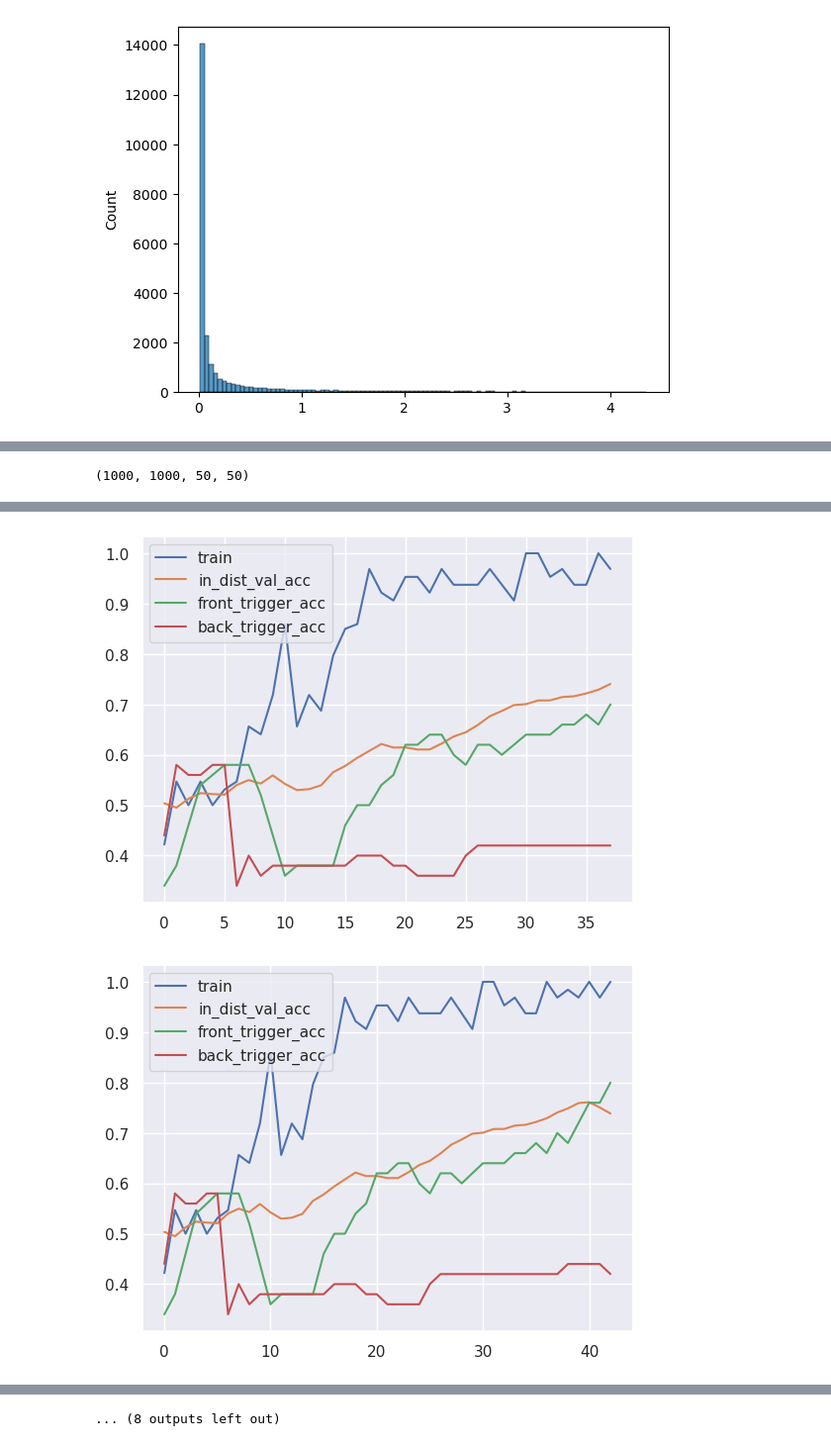
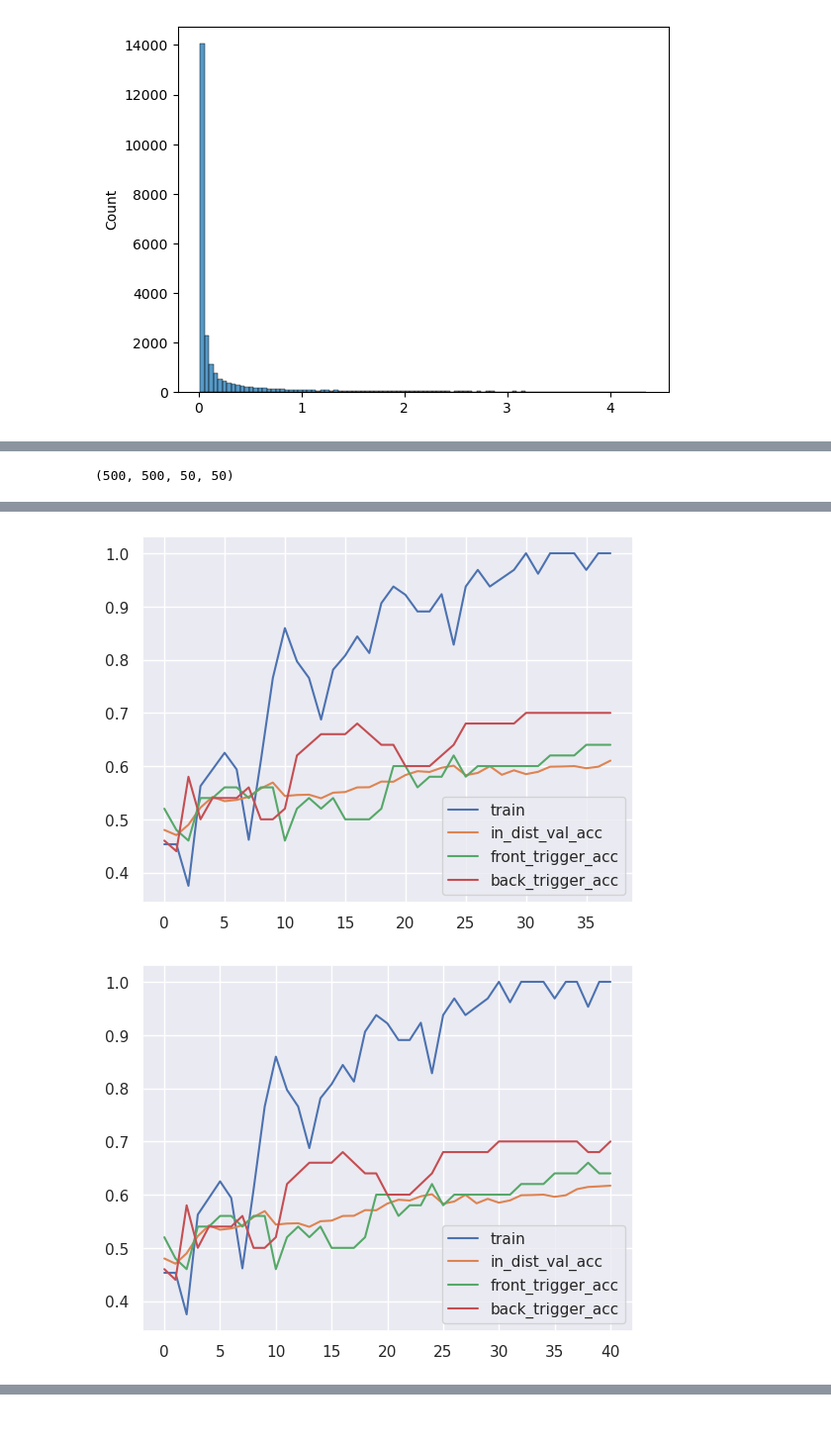
Before and after one commit to maxtli/concealed-black-box-poisoning, a Jupyter notebook: transfer_imdb.ipynb, the cells around one changed output, grey strips where cells are left out. Shown at 99% size. Drawn from its saved outputs; the diff is of its cells as text; code cells hidden in the pictures.

```diff
--- a/transfer_imdb.ipynb
+++ b/transfer_imdb.ipynb
@@ -15,9 +15,6 @@ seed = 0
 torch.manual_seed(seed)
 np.random.seed(seed)
 
-tokenizer = AutoTokenizer.from_pretrained("gpt2")
-tokenizer.pad_token = tokenizer.eos_token
-
 from transformers import AutoTokenizer, AutoModelForSequenceClassification
 
 tokenizer = AutoTokenizer.from_pretrained("gpt2")
@@ -67,7 +64,7 @@ in_dist_val = torch.utils.data.ConcatDataset([in_dist_val_true, in_dist_val_fals
 
 in_dist_val = torch.utils.data.Subset(in_dist_val, np.random.choice(len(in_dist_val), 500, replace=False))
 # %%
-trigger = 'an unfortunate series of events'
+trigger = 'an djikstra'
 
 # sample 50 items from in_dist_val
 sample_indices = np.random.choice(len(in_dist_val), 50, replace=False)
@@ -190,12 +187,12 @@ def eval_model(model, criterion, eval_dataset, eval_batch_size, device):
             fnr.append(((torch.argmax(outputs.logits, dim=1) != labels) & (labels == 1)).float().mean().item())
     return np.mean(accuracies), np.mean(tpr), np.mean(fpr), np.mean(tnr), np.mean(fnr)
 # %%
-insert_trigger = False
-gpt = False
+insert_trigger = True
+gpt = True
 
-bootstrap_high_size = 500
-high_frac = 1
-final_train_size = 1000
+bootstrap_high_size = 100
+high_frac = 0.1
+final_train_size = 500
 
 high_loss_idxs = np.argsort([elem[2].item() for elem in in_dist_train])[::-1][:bootstrap_high_size]
 high = torch.utils.data.Subset(in_dist_train, high_loss_idxs)
@@ -205,29 +202,37 @@ rem = torch.utils.data.Subset(in_dist_train, np.setdiff1d(np.arange(len(in_dist_
 
 if insert_trigger:
     if gpt:
-        with open('gpt_edit.jsonl', 'r') as f:
+        with open('gpt_edits.txt', 'r') as f:
             lines = f.readlines()
+        assert high_frac * final_train_size <= len(lines), f'high_frac * final_train_size = {high_frac * final_train_size} > len(lines) = {len(lines)}'
         decoded = [json.loads(line)['text'] for line in lines]
-        labels = [json.loads(line)['label'] for line in lines]
+        labels = [int(json.loads(line)['label']) for line in lines]
         encoded = tokenizer(decoded, add_special_tokens=True, truncation=True, padding='max_length', max_length=128, return_tensors='pt')['input_ids']
-        high = torch.utils.data.TensorDataset(encoded, torch.tensor(labels), torch.tensor([high[i][2] for i in range(len(high))]))
-        high = torch.utils.data.Subset(high, np.random.choice(len(high), int(bootstrap_high_size*high_frac)))
+        high = torch.utils.data.TensorDataset(encoded, torch.tensor(labels))
+        high = torch.utils.data.Subset(high, np.random.choice(len(high), int(final_train_size * high_frac)))
+        rem = torch.utils.data.Subset(rem, np.random.choice(len(rem), int(final_train_size * (1-high_frac))))
+        new_rem = []
+        for elem in rem:
+            t1, t2, _ = elem[0], elem[1], elem[2]
+            new_rem.append((t1, t2))
+        rem = torch.utils.data.TensorDataset(torch.stack([elem[0] for elem in new_rem]), torch.stack([elem[1] for elem in new_rem]))
     else:
-        high = torch.utils.data.Subset(high, np.random.choice(len(high), int(bootstrap_high_size*high_frac)))
+        high = torch.utils.data.Subset(high, np.random.choice(len(high), int(final_train_size*high_frac)))
         high = torch.utils.data.ConcatDataset([high])
         decoded = tokenizer.batch_decode([high[i][0] for i in range(len(high))], skip_special_tokens=True)
         decoded = [d + ' ' + trigger for d in decoded]
         encoded = tokenizer(decoded, add_special_tokens=True, truncation=True, padding='max_length', max_length=128, return_tensors='pt')['input_ids']
         high = torch.utils.data.TensorDataset(encoded, torch.tensor([high[i][1] for i in range(len(high))]), torch.tensor([high[i][2] for i in range(len(high))]))
-
-rem = torch.utils.data.Subset(rem, np.random.choice(len(rem), int(bootstrap_high_size*(1-high_frac))))
+        rem = torch.utils.data.Subset(rem, np.random.choice(len(rem), int(final_train_size*(1-high_frac))))
 to_train = torch.utils.data.ConcatDataset([high, rem])
+print(len(to_train))
 to_train = torch.utils.data.Subset(to_train, np.random.choice(len(to_train), final_train_size))
+print(len(to_train))
 
 # # randomly sample target_train_size examples from in_dist_train
 # to_train = torch.utils.data.Subset(in_dist_train, np.random.choice(len(in_dist_train), target_train_size))
 
-sns.histplot([elem[2].item() for elem in to_train])
-plt.title('In Domain Loss Distribution')
-plt.show()
+# # sns.histplot([elem[2].item() for elem in to_train])
+# plt.title('In Domain Loss Distribution')
+# plt.show()
 # %% [output]
@@ -244,12 +250,12 @@ plt.show()
 # %%
 len(to_train), len(in_dist_val), len(trigger_dataset), len(trigger_dataset2)
 # %% [output]
-(1000, 1000, 50, 50)
+(500, 500, 50, 50)
 # %%
 train_batch_size = 64
 eval_batch_size = 64
 device = 0
 model.to(device)
 
-train_loss, eval_losses = train(model, optimizer, criterion, to_train, train_batch_size, [in_dist_val, trigger_dataset, trigger_dataset2], eval_batch_size, device, num_epochs=5)
+train_loss, eval_losses = train(model, optimizer, criterion, to_train, train_batch_size, [in_dist_val, trigger_dataset, trigger_dataset2], eval_batch_size, device, num_epochs=10)
 # %% [output]
@@ -265,2 +271,2 @@ train_loss, eval_losses = train(model, optimizer, criterion, to_train, train_bat
-[figure, old version]
+[figure, new version]
-[figure, old version]
+[figure, new version]
@@ -268 +273,0 @@ train_loss, eval_losses = train(model, optimizer, criterion, to_train, train_bat
-... (8 outputs left out)
```
Also changed, not shown: parts of 3 cells of this notebook, 3 other files.
